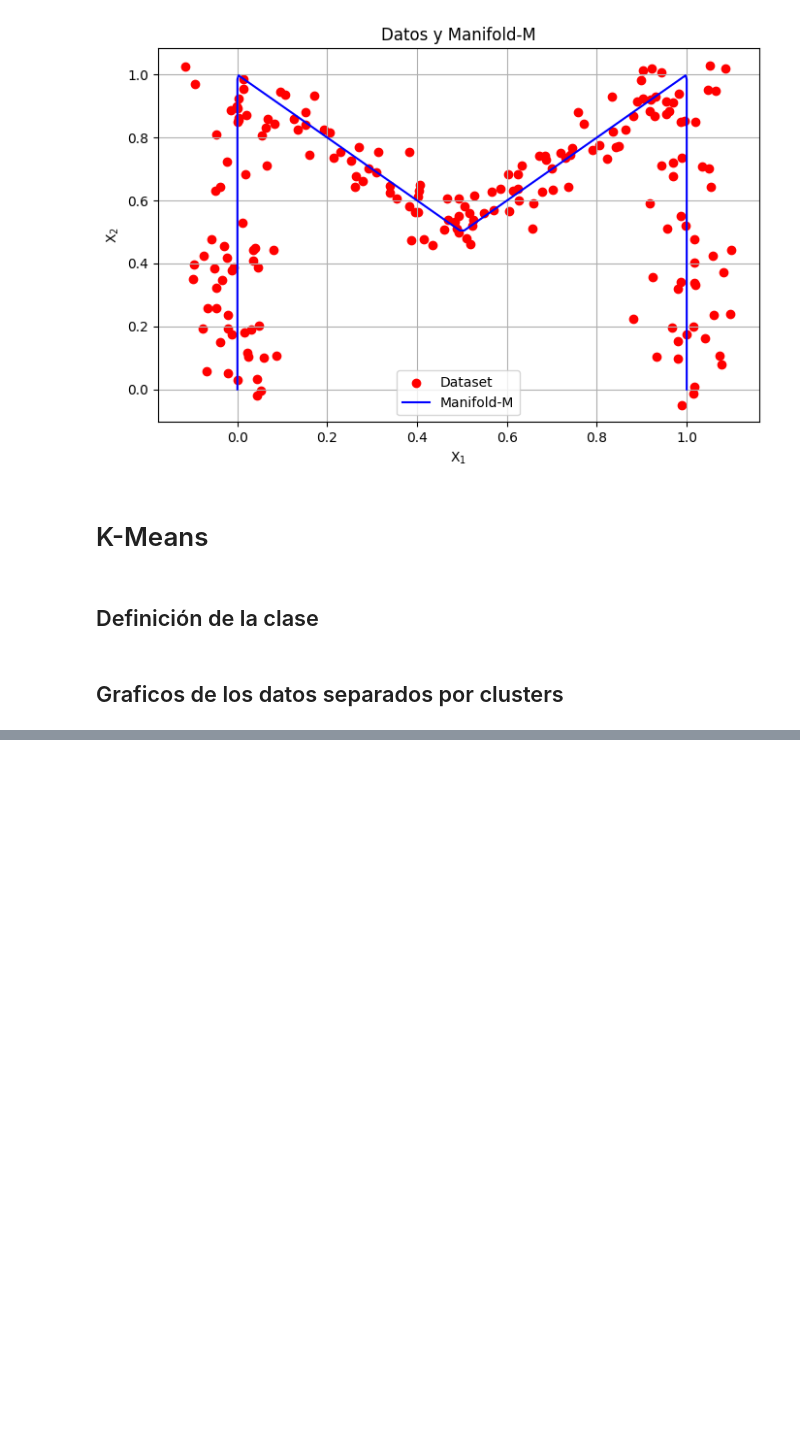
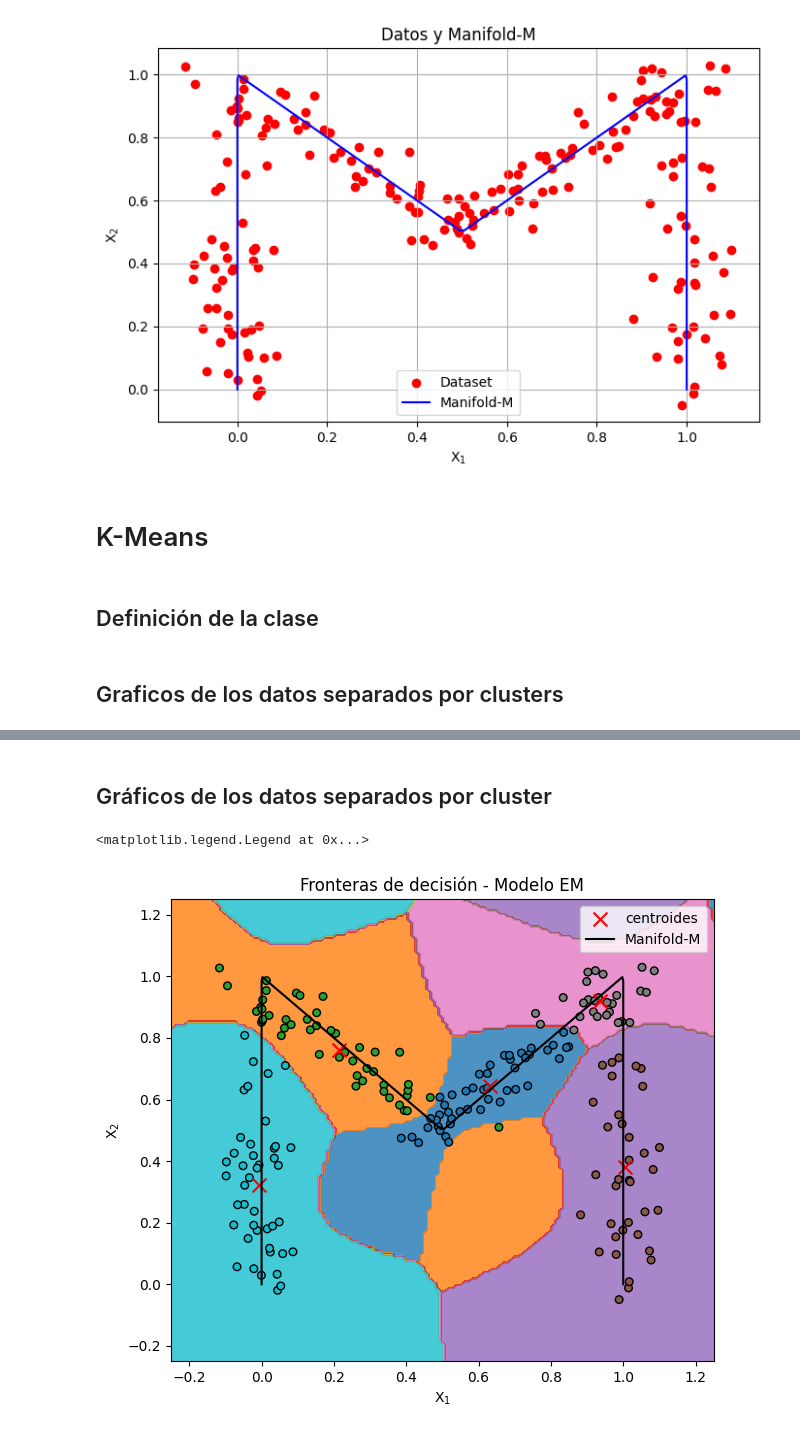
Before and after one commit to Jsar9/Signal-Processing-Workshop, a Jupyter notebook: TPs/TP7/TP7_SARMIENTO_104241.ipynb, the cells around one changed output, grey strips where cells are left out. Cells and saved outputs as stored; diff of their text form; code cells hidden in the pictures; blank space fills up the shorter version.

```diff
--- a/TPs/TP7/TP7_SARMIENTO_104241.ipynb
+++ b/TPs/TP7/TP7_SARMIENTO_104241.ipynb
@@ -134,0 +331,39 @@ plt.grid()
+# %% [markdown]
+## Gráficos de los datos separados por cluster
+# %%
+model = EM(n_clusters=5)
+model.fit(X)
+
+#Se crea una grilla para los datos
+x_min, x_max = X[:, 0].min() - 1, X[:, 0].max() + 1
+y_min, y_max = X[:, 1].min() - 1, X[:, 1].max() + 1
+xx, yy = np.meshgrid(np.linspace(x_min, x_max, 300),
+                        np.linspace(y_min, y_max, 300))
+grid = np.c_[xx.ravel(), yy.ravel()]
+
+#Se obtiene la predicción de los datos
+Z = model.predict(grid)
+Z = Z.reshape(xx.shape)
+
+#Se grafican las fronteras de decisión
+plt.figure(figsize=(7, 6))
+plt.contourf(xx, yy, Z, cmap='tab10', alpha=0.8)
+
+#Se grafican los datos y los centroides
+plt.scatter(X[:, 0], X[:, 1], c=model.predict(X), s=30, cmap='tab10', edgecolor='k')
+plt.scatter(model.means[:, 0], model.means[:, 1], c='red', marker='x', s=100, label='centroides')
+plt.plot(M[:,0], M[:,1], label = 'Manifold-M', color = 'black')
+
+plt.ylim([-0.25,1.25])
+plt.xlim([-0.25,1.25])
+
+plt.xlabel(r'$\text{X}_1$')
+plt.ylabel(r'$\text{X}_2$')
+
+
+
+plt.title("Fronteras de decisión - Modelo EM")
+plt.legend()
+# %% [output]
+<matplotlib.legend.Legend at 0x...>
+[figure, added]
```
Also changed, not shown: parts of 5 cells of this notebook.
